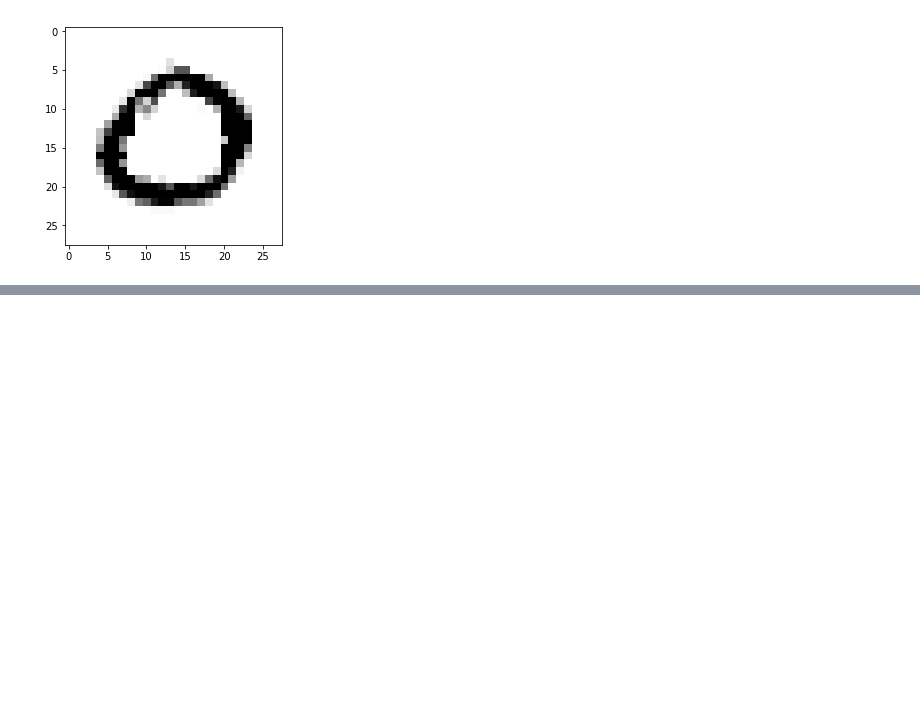
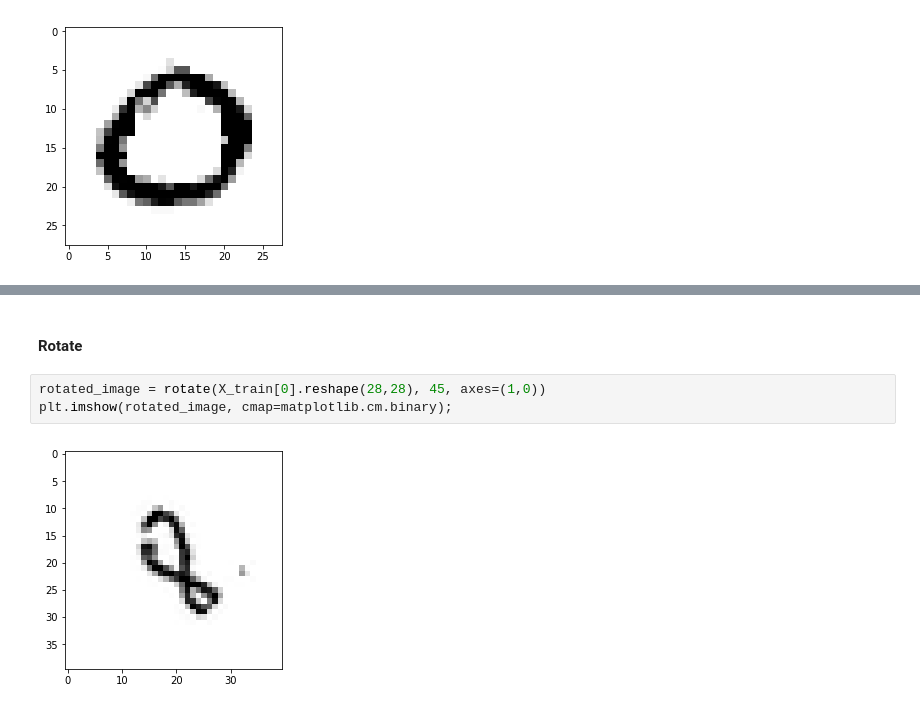
Before and after one commit to ozlerhakan/deep-learning-notes, a Jupyter notebook: Hands-On Machine Learning with Scikit-Learn and TensorFlow/3-classification.ipynb, the cells around one changed output, grey strips where cells are left out. Drawn from its saved outputs; the diff is of its cells as text; blank space fills up the shorter version.

```diff
--- a/Hands-On Machine Learning with Scikit-Learn and TensorFlow/3-classification.ipynb
+++ b/Hands-On Machine Learning with Scikit-Learn and TensorFlow/3-classification.ipynb
@@ -592,0 +726,7 @@ plt.imshow(clean_digit.reshape(28,28), cmap=matplotlib.cm.binary);
+# %% [markdown]
+#### Rotate
+# %%
+rotated_image = rotate(X_train[0].reshape(28,28), 45, axes=(1,0))
+plt.imshow(rotated_image, cmap=matplotlib.cm.binary);
+# %% [output]
+[figure, added]
```
Also changed, not shown: parts of 122 cells of this notebook.
